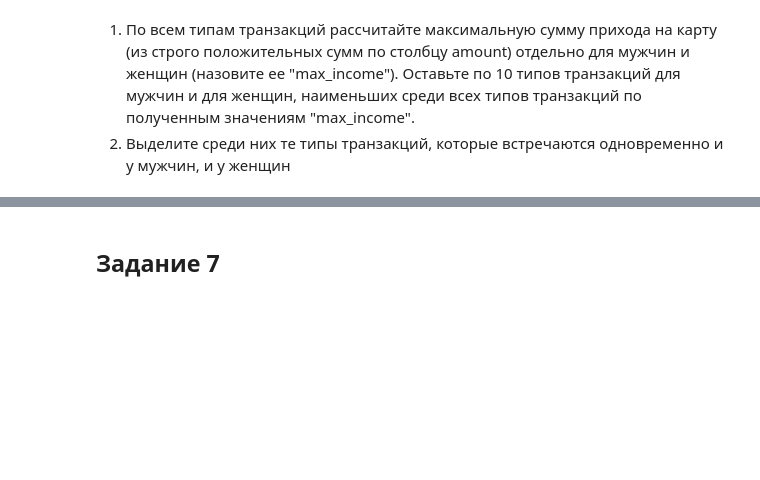
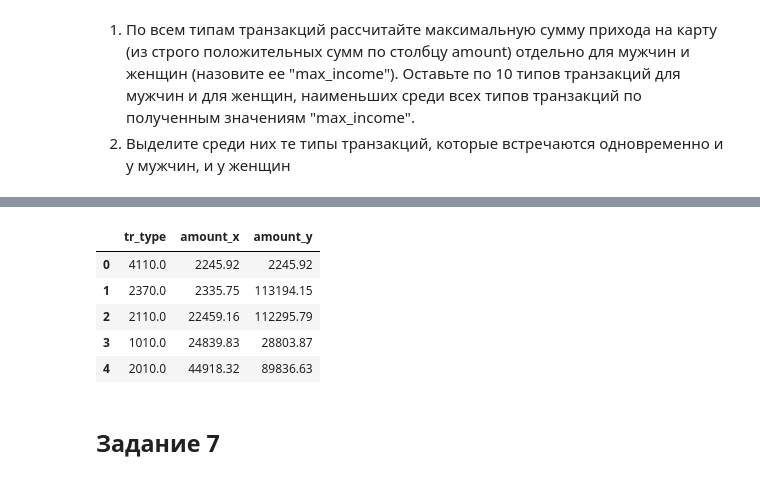
Before and after one commit to Rassska/ItmoML, a Jupyter notebook: hw#2/lab2.ipynb, the cells around one changed output, grey strips where cells are left out. Cells and saved outputs as stored; diff of their text form; code cells hidden in the pictures; blank space fills up the shorter version.

Commit message:
update: lab#2.2 (added the frequence and converted into data frame) && lab#2.3 && lab#2.4 && lab2.5 && lab2.6

```diff
--- a/hw#2/lab2.ipynb
+++ b/hw#2/lab2.ipynb
@@ -292,0 +356,25 @@ print(intersect_transactions_types)
+# %%
+zerro_curr_transactions = pd.DataFrame([])
+one_curr_transactions = pd.DataFrame([])
+
+for tr_type in tr_types_df['tr_type']:
+
+  zerro = transaction_df[(transaction_df['tr_type'] == tr_type) & (transaction_df['gender'] == 0) & (transaction_df['amount'] > 0)]
+  one = transaction_df[(transaction_df['tr_type'] == tr_type) & (transaction_df['gender'] == 1) & (transaction_df['amount'] > 0)]
+
+  if zerro.size > 0:
+    zerro_curr_index = zerro['amount'].idxmax()
+    zerro_curr_transactions = zerro_curr_transactions.append(transaction_df.loc[zerro_curr_index])
+
+  if one.size > 0:
+    one_curr_index = one['amount'].idxmax()
+    one_curr_transactions = one_curr_transactions.append(transaction_df.loc[one_curr_index])
+
+zerro_top = zerro_curr_transactions['amount'].sort_values().head(10)
+one_top = one_curr_transactions['amount'].sort_values().head(10)
+
+print('Top minimum by max_income for the gender number zerro: ')
+print(zerro_top, '\n')
+
+print('Top minimum by max_income for the gender number one: ')
+print(one_top)
@@ -293,3 +399,19 @@ print(intersect_transactions_types)
+# %%
+zerro_top = zerro_curr_transactions.sort_values(by = ['amount']).head(10)
+one_top = one_curr_transactions.sort_values(by = ['amount']).head(10)
+
+zerro_tr_types = zerro_top['tr_type'].unique()
+one_tr_types = one_top['tr_type'].unique()
+
+the_same_types = pd.merge(zerro_top, one_top, on='tr_type', how='inner')
+the_same_types[['tr_type', 'amount_x','amount_y']]
+# %% [output]
+|  | tr_type | amount_x | amount_y |
+| 0 | 4110.0 | 2245.92 | 2245.92 |
+| 1 | 2370.0 | 2335.75 | 113194.15 |
+| 2 | 2110.0 | 22459.16 | 112295.79 |
+| 3 | 1010.0 | 24839.83 | 28803.87 |
+| 4 | 2010.0 | 44918.32 | 89836.63 |
 # %% [markdown]
 ## Задание 7
 # %% [markdown]
```
Also changed, not shown: parts of 20 cells of this notebook.
